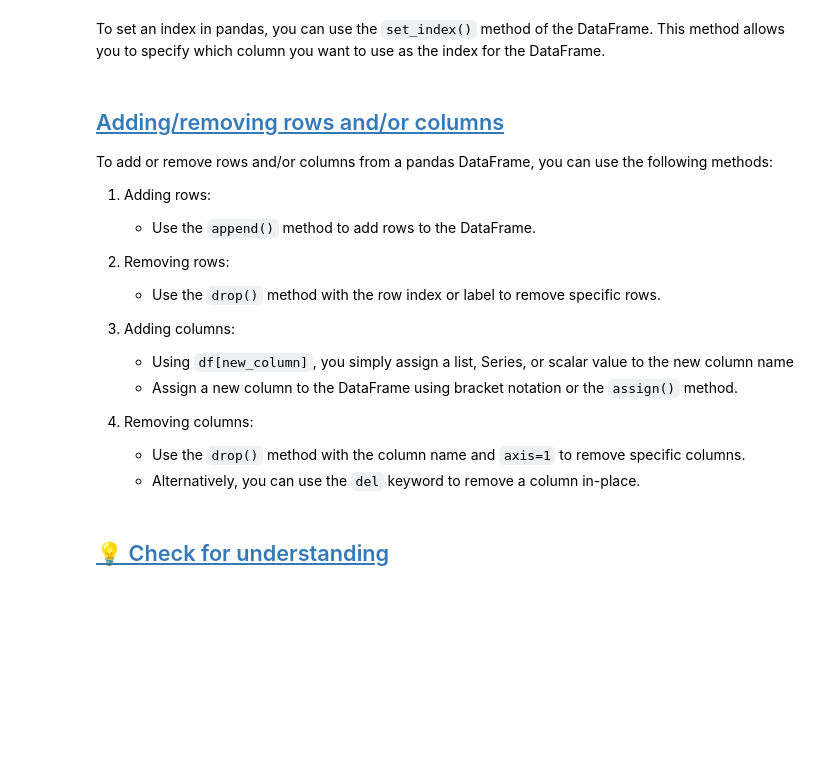
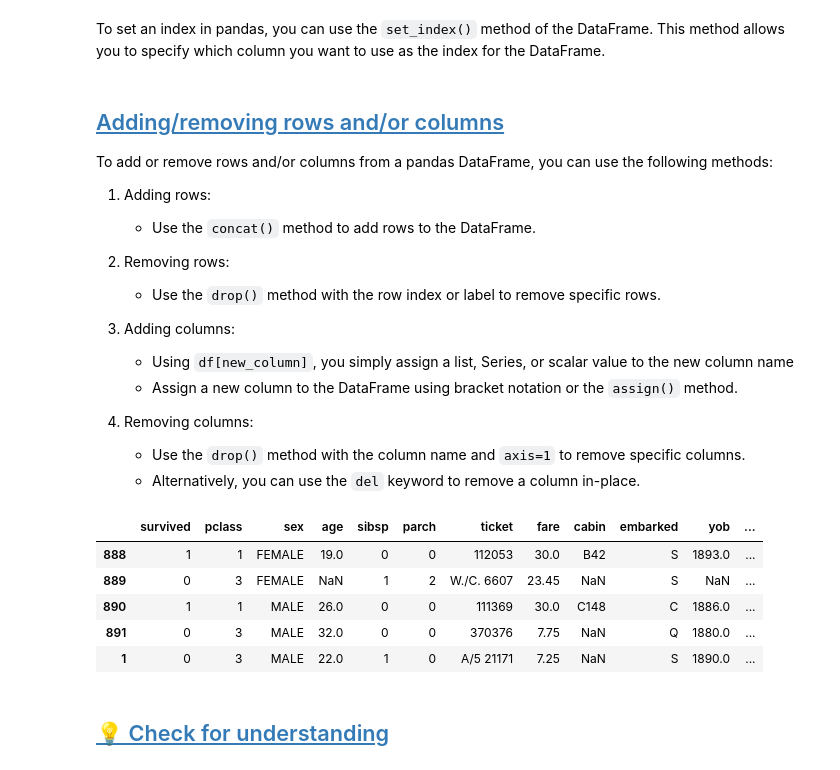
Before and after one commit to TheLazyCactus/ironhack-v4-data-lessons, a Jupyter notebook: cohorts/15_oct_24/02_data_wrangling_and_retrieval/W3D2_cleaning_and_data_manipulation.ipynb, the cells around one changed output. Drawn from its saved outputs; the diff is of its cells as text; code cells hidden in the pictures; blank space fills up the shorter version.

```diff
--- a/cohorts/15_oct_24/02_data_wrangling_and_retrieval/W3D2_cleaning_and_data_manipulation.ipynb
+++ b/cohorts/15_oct_24/02_data_wrangling_and_retrieval/W3D2_cleaning_and_data_manipulation.ipynb
@@ -601,7 +654,8 @@ df[df['Fare'].between(90,100)]
 # %% [markdown]
 To set an index in pandas, you can use the `set_index()` method of the DataFrame. This method allows you to specify which column you want to use as the index for the DataFrame.
 # %%
-df.set_index('PassengerId',inplace=True)
+# Basically renaming the rows in our df
+df.set_index('passenger_id',inplace=True)
 df.head()
 # %% [markdown]
 ## <a id='toc4_2_'></a>[Adding/removing rows and/or columns](#toc0_)
@@ -609,7 +663,7 @@ df.head()
 To add or remove rows and/or columns from a pandas DataFrame, you can use the following methods:
 
 1. Adding rows:
-   - Use the `append()` method to add rows to the DataFrame.
+   - Use the `concat()` method to add rows to the DataFrame.
 
 2. Removing rows:
    - Use the `drop()` method with the row index or label to remove specific rows.
@@ -621,4 +675,15 @@ To add or remove rows and/or columns from a pandas DataFrame, you can use the fo
 4. Removing columns:
    - Use the `drop()` method with the column name and `axis=1` to remove specific columns.
    - Alternatively, you can use the `del` keyword to remove a column in-place.
+# %%
+# Add the first row of the df at the end
+new_df = pd.concat([df, pd.DataFrame(df.iloc[0, :]).T], axis=0)
+new_df.tail()
+# %% [output]
+|  | survived | pclass | sex | age | sibsp | parch | ticket | fare | cabin | embarked | yob | ... |
+| 888 | 1 | 1 | FEMALE | 19.0 | 0 | 0 | 112053 | 30.0 | B42 | S | 1893.0 | ... |
+| 889 | 0 | 3 | FEMALE | NaN | 1 | 2 | W./C. 6607 | 23.45 | NaN | S | NaN | ... |
+| 890 | 1 | 1 | MALE | 26.0 | 0 | 0 | 111369 | 30.0 | C148 | C | 1886.0 | ... |
+| 891 | 0 | 3 | MALE | 32.0 | 0 | 0 | 370376 | 7.75 | NaN | Q | 1880.0 | ... |
+| 1 | 0 | 3 | MALE | 22.0 | 1 | 0 | A/5 21171 | 7.25 | NaN | S | 1890.0 | ... |
 # %%
```
Also changed, not shown: parts of 15 cells of this notebook.
